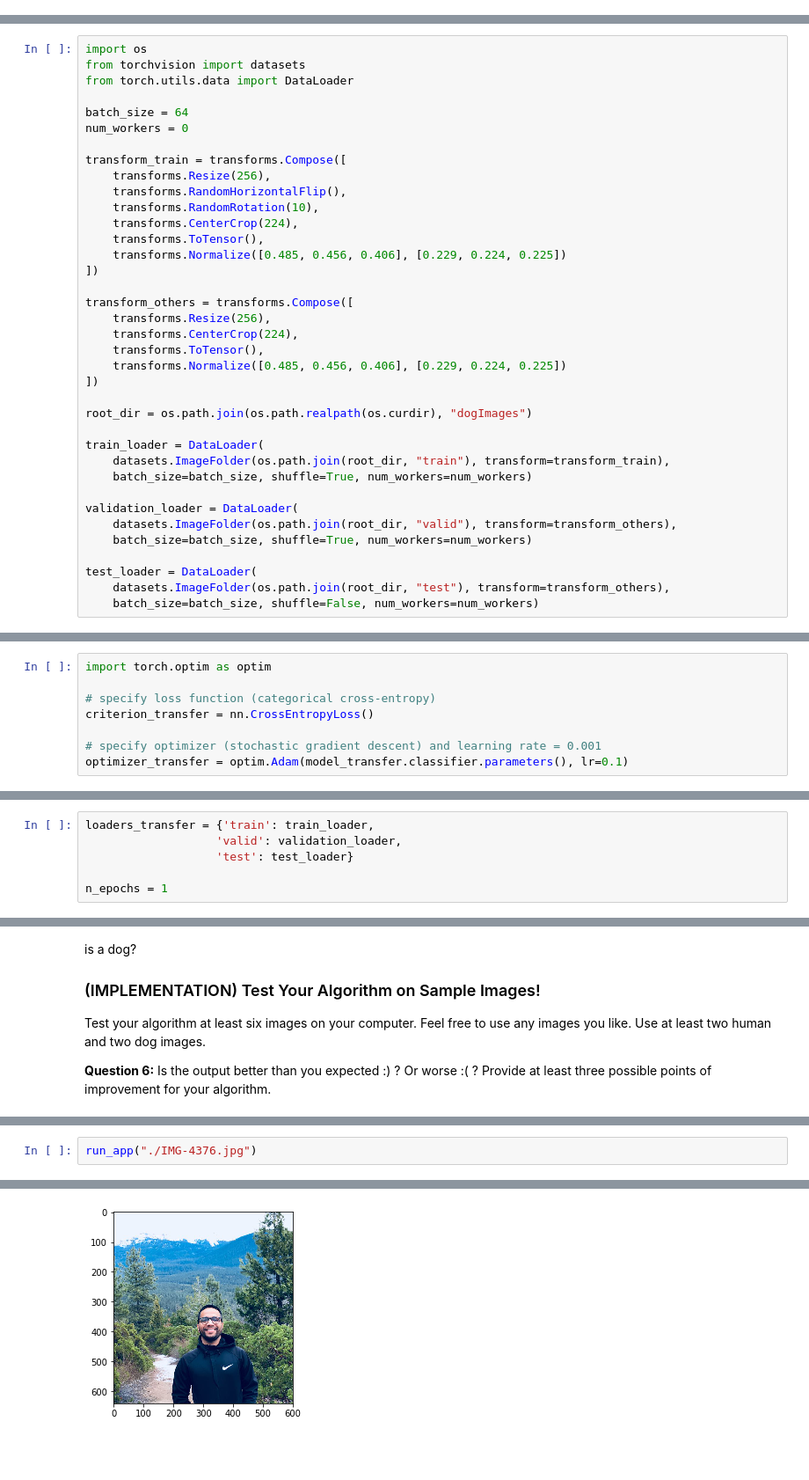
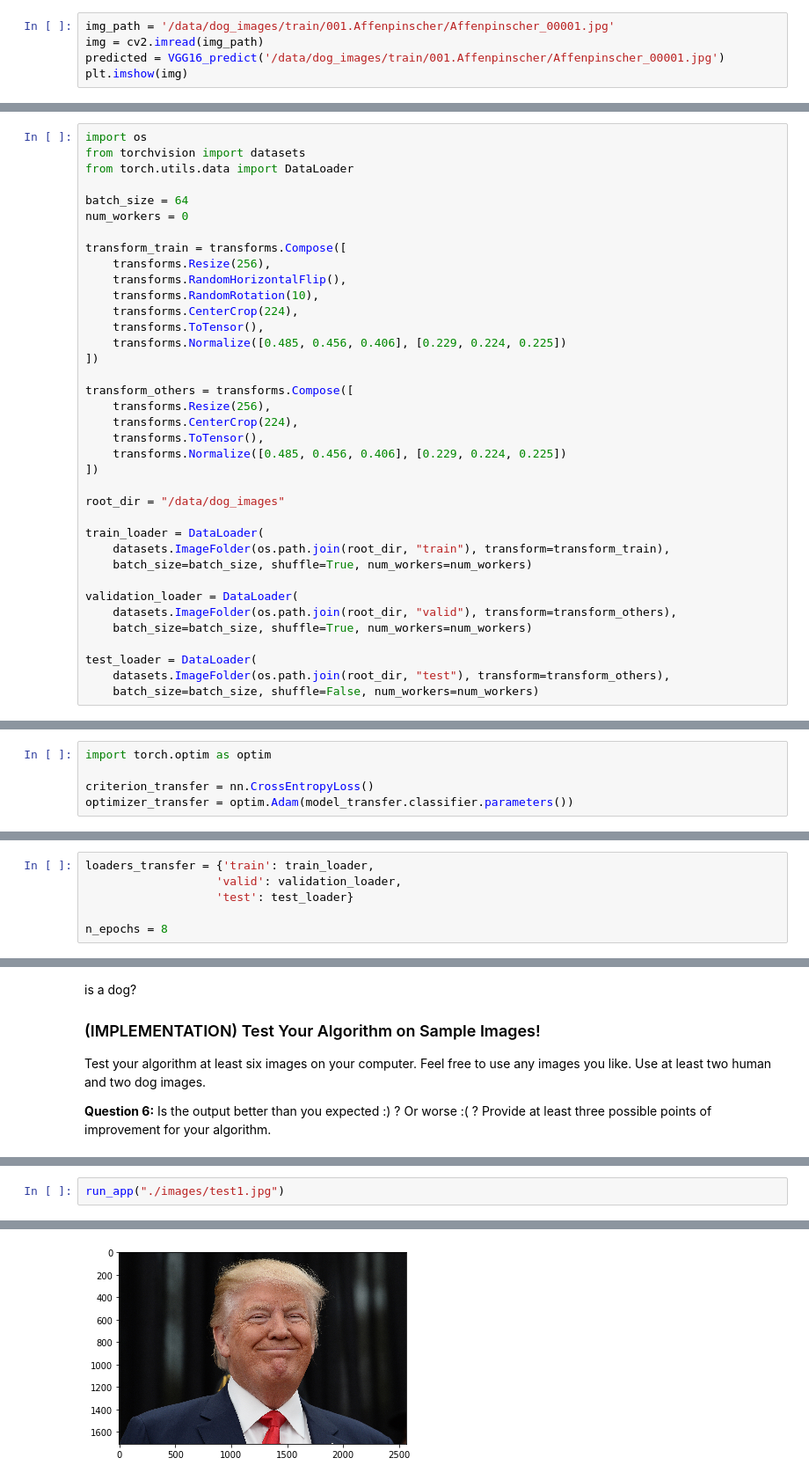
Before and after one commit to kapilsh/deep-learning-v2-pytorch, a Jupyter notebook: project-dog-classification/dog_app.ipynb, the cells around one changed output, grey strips where cells are left out. Shown at 88% size. Cells and saved outputs as stored; diff of their text form; blank space fills up the shorter version.

Commit message:
Updated trained model

```diff
--- a/project-dog-classification/dog_app.ipynb
+++ b/project-dog-classification/dog_app.ipynb
@@ -297,0 +280,5 @@ if human_perc > 0:
+# %%
+img_path = '/data/dog_images/train/001.Affenpinscher/Affenpinscher_00001.jpg'
+img = cv2.imread(img_path)
+predicted = VGG16_predict('/data/dog_images/train/001.Affenpinscher/Affenpinscher_00001.jpg')
+plt.imshow(img)
@@ -661,7 +657,7 @@ transform_others = transforms.Compose([
     transforms.Normalize([0.485, 0.456, 0.406], [0.229, 0.224, 0.225])
 ])
 
-root_dir = os.path.join(os.path.realpath(os.curdir), "dogImages")
+root_dir = "/data/dog_images"
 
 train_loader = DataLoader(
     datasets.ImageFolder(os.path.join(root_dir, "train"), transform=transform_train),
@@ -726,11 +722,8 @@ Use the next code cell to specify a [loss function](http://pytorch.org/docs/mast
 # %%
 import torch.optim as optim
 
-# specify loss function (categorical cross-entropy)
 criterion_transfer = nn.CrossEntropyLoss()
-
-# specify optimizer (stochastic gradient descent) and learning rate = 0.001
-optimizer_transfer = optim.Adam(model_transfer.classifier.parameters(), lr=0.1)
+optimizer_transfer = optim.Adam(model_transfer.classifier.parameters())
 # %% [markdown]
 ### (IMPLEMENTATION) Train and Validate the Model
 
@@ -740,7 +733,7 @@ loaders_transfer = {'train': train_loader,
                    'valid': validation_loader,
                    'test': test_loader}
 
-n_epochs = 1
+n_epochs = 8
 # %%
 # train the model
 model_transfer = train(n_epochs, loaders_transfer, model_transfer, optimizer_transfer,
@@ -893,3 +886,3 @@ You look like a ... Flat-coated retriever
 # %%
-run_app("./IMG-4376.jpg")
+run_app("./images/test1.jpg")
 # %% [output]
@@ -897 +890 @@ Hello Human!
-[figure, old version]
+[figure, new version]
```
Also changed, not shown: parts of 41 cells of this notebook, 1 other file.
